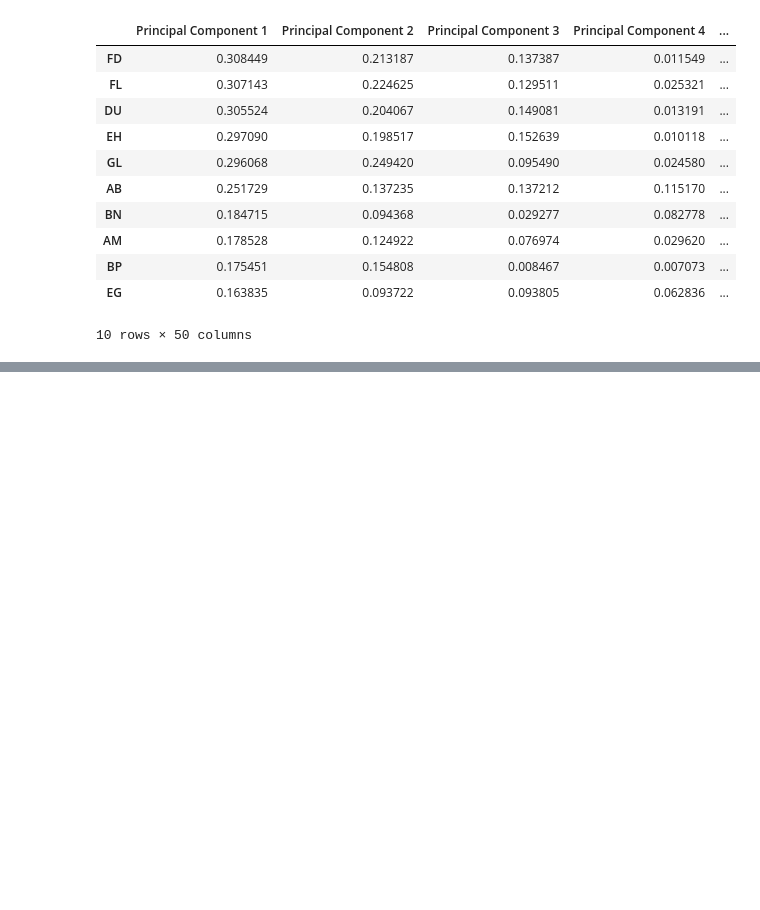
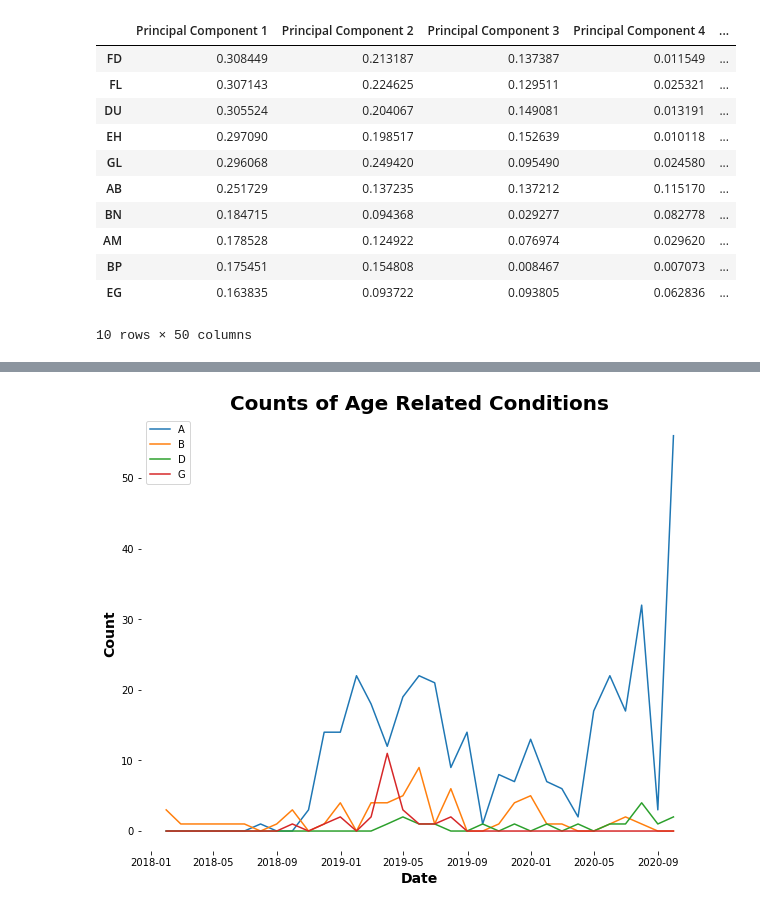
Before and after one commit to ClayGendron/icr-identify-age-related-conditions-kaggle, a Jupyter notebook: icr_eda.ipynb, the cells around one changed output, grey strips where cells are left out. Cells and saved outputs as stored; diff of their text form; code cells hidden in the pictures; blank space fills up the shorter version.

```diff
--- a/icr_eda.ipynb
+++ b/icr_eda.ipynb
@@ -264,0 +268,8 @@ OMP: Info #276: omp_set_nested routine deprecated, please use omp_set_max_active
+# %%
+# create counts by Alpha values
+alpha_counts = train_with_greeks_df.groupby(['Epsilon', 'Alpha']).agg({'Id': 'count'}).reset_index().rename(columns = {'Id': 'Count'})
+alpha_counts = alpha_counts.groupby([pd.Grouper(key = 'Epsilon', freq = 'M'), 'Alpha']).agg({'Count': 'sum'}).unstack().reset_index().fillna(0)
+alpha_counts = alpha_counts[alpha_counts['Epsilon'] >= '2018-01-01']
+alpha_counts = alpha_counts.set_index('Epsilon').resample('M').ffill()
+alpha_counts.columns = alpha_counts.columns.droplevel(0)
+alpha_counts.reset_index(inplace = True)
@@ -264,0 +285,15 @@ OMP: Info #276: omp_set_nested routine deprecated, please use omp_set_max_active
+# %%
+# plot Alpha counts over time
+plt.figure(figsize = (10, 8))
+plt.title('Counts of Age Related Conditions', fontdict = font_dict_header)
+plt.box(False)
+plt.plot(alpha_counts['Epsilon'], alpha_counts['A'], label = 'A')
+plt.plot(alpha_counts['Epsilon'], alpha_counts['B'], label = 'B')
+plt.plot(alpha_counts['Epsilon'], alpha_counts['D'], label = 'D')
+plt.plot(alpha_counts['Epsilon'], alpha_counts['G'], label = 'G')
+plt.ylabel('Count', fontdict = font_dict_axistitle)
+plt.xlabel('Date', fontdict = font_dict_axistitle)
+plt.legend()
+plt.show()
+# %% [output]
+[figure, added]
```
Also changed, not shown: parts of 7 cells of this notebook, 4 other files.
